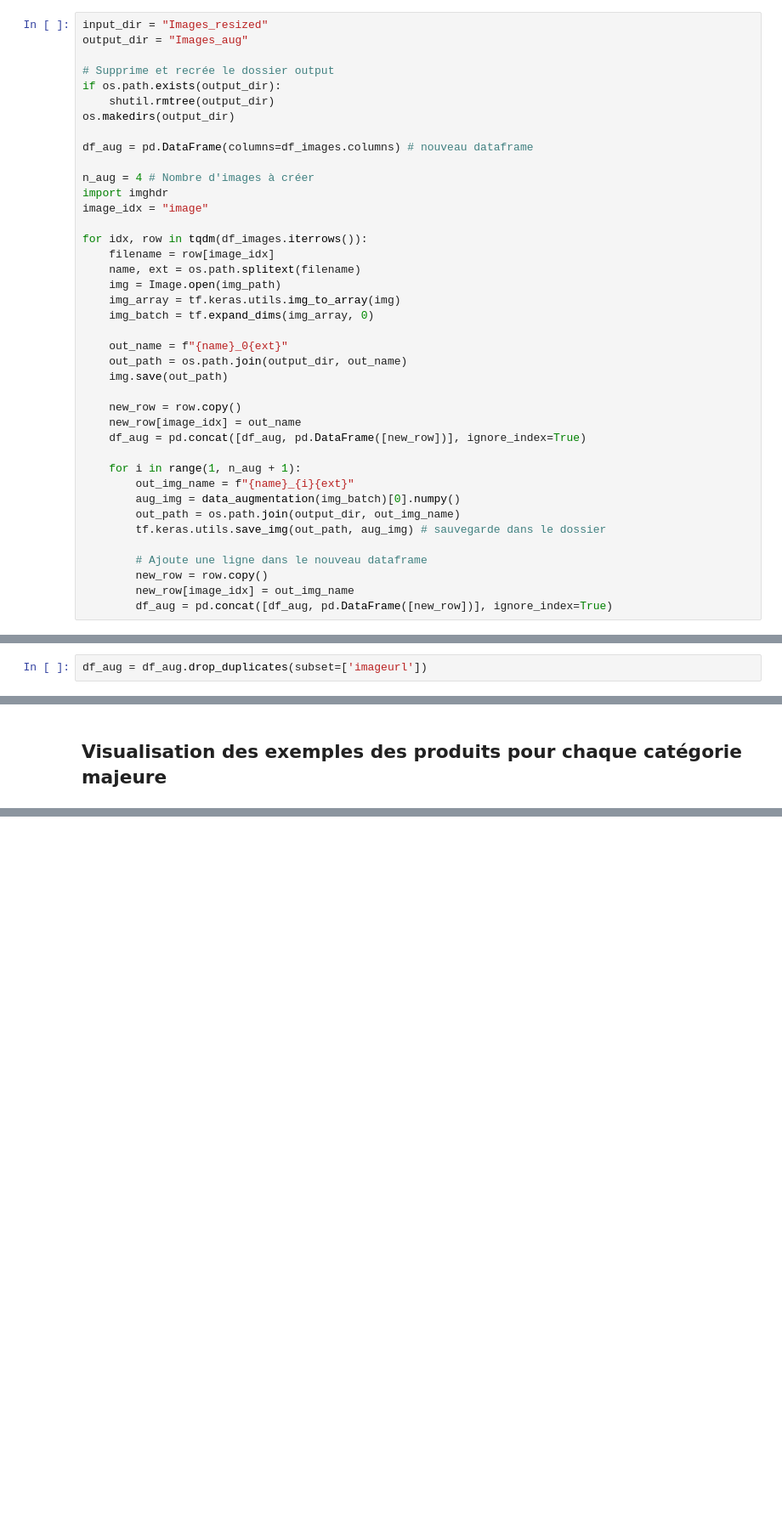
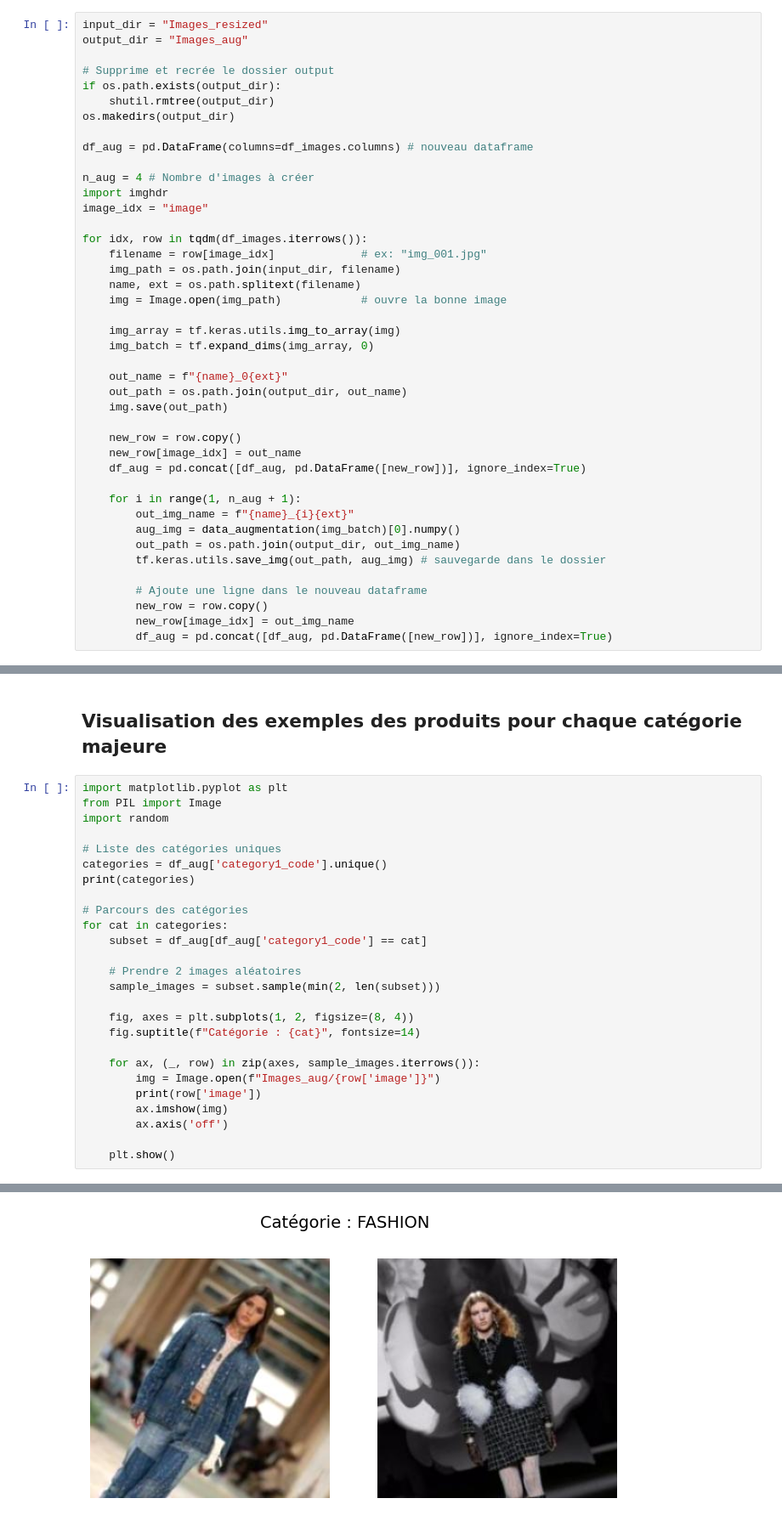
Before and after one commit to Styleflo/CocoBot, a Jupyter notebook: ProjetFinal.ipynb, the cells around one changed output, grey strips where cells are left out. Shown at 85% size. Saved outputs shown, nothing was run; the diff lists cells and outputs as text; blank space fills up the shorter version.

```diff
--- a/ProjetFinal.ipynb
+++ b/ProjetFinal.ipynb
@@ -698,9 +695,11 @@ import imghdr
 image_idx = "image"
 
 for idx, row in tqdm(df_images.iterrows()):
-    filename = row[image_idx]
+    filename = row[image_idx]             # ex: "img_001.jpg"
+    img_path = os.path.join(input_dir, filename)
     name, ext = os.path.splitext(filename)
-    img = Image.open(img_path)
+    img = Image.open(img_path)            # ouvre la bonne image
+
     img_array = tf.keras.utils.img_to_array(img)
     img_batch = tf.expand_dims(img_array, 0)
 
@@ -738,5 +737,3 @@ df_aug
 | 4498 | FASHION | HANDBAGS | PAS4280B13693 | Lammfell & silberfarbenes Metall ... | https://www.chanel.com/de/mode/p/... | https://res.cloudinary.com/dwayrk... | 5400.0 | PAS4280B13693_3.jpg | 38 |
 | 4499 | FASHION | HANDBAGS | PAS4280B13693 | Lammfell & silberfarbenes Metall ... | https://www.chanel.com/de/mode/p/... | https://res.cloudinary.com/dwayrk... | 5400.0 | PAS4280B13693_4.jpg | 38 |
 4500 rows × 9 columns
-# %%
-df_aug = df_aug.drop_duplicates(subset=['imageurl'])
@@ -747,2 +740,29 @@ Index(['category1_code', 'category2_code', 'product_code', 'title', 'itemurl',
 # %% [markdown]
 ## Visualisation des exemples des produits pour chaque catégorie majeure
+# %%
+import matplotlib.pyplot as plt
+from PIL import Image
+import random
+
+# Liste des catégories uniques
+categories = df_aug['category1_code'].unique()
+print(categories)
+
+# Parcours des catégories
+for cat in categories:
+    subset = df_aug[df_aug['category1_code'] == cat]
+
+    # Prendre 2 images aléatoires
+    sample_images = subset.sample(min(2, len(subset)))
+
+    fig, axes = plt.subplots(1, 2, figsize=(8, 4))
+    fig.suptitle(f"Catégorie : {cat}", fontsize=14)
+
+    for ax, (_, row) in zip(axes, sample_images.iterrows()):
+        img = Image.open(f"Images_aug/{row['image']}")
+        print(row['image'])
+        ax.imshow(img)
+        ax.axis('off')
+
+    plt.show()
+# %% [output]
@@ -748,0 +772 @@ Index(['category1_code', 'category2_code', 'product_code', 'title', 'itemurl',
+[figure, added]
```
Also changed, not shown: parts of 14 cells of this notebook.
